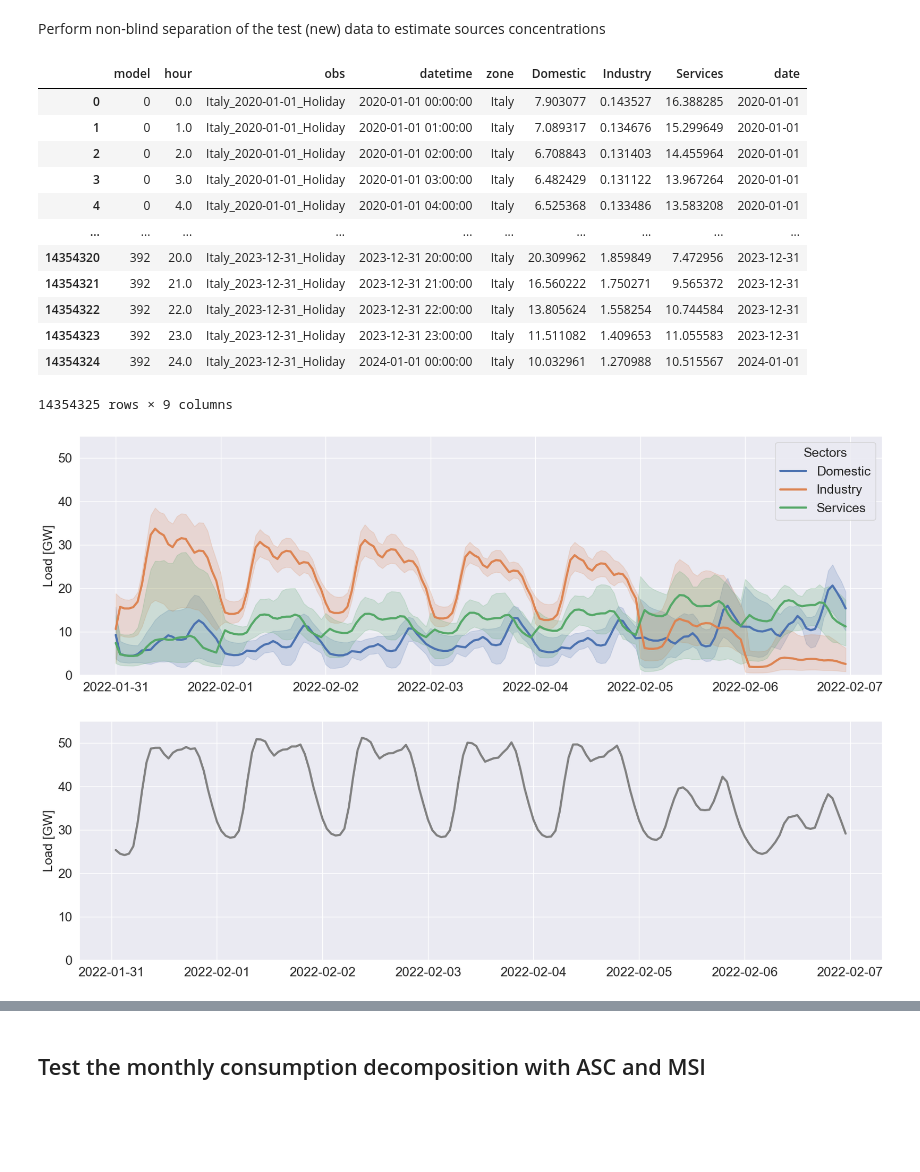
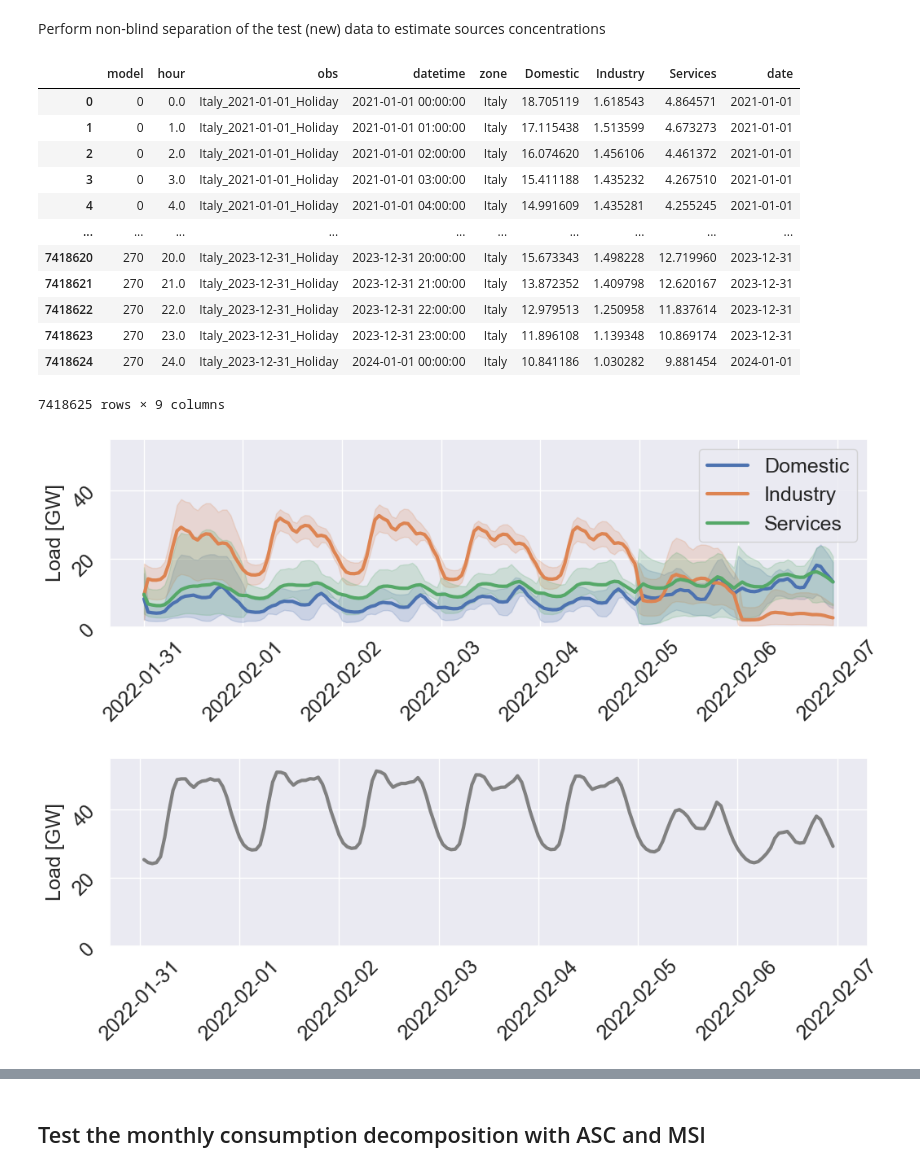
Before and after one commit to gkchln/load_bss, a Jupyter notebook: load_decomposition_analysis.ipynb, the cells around one changed output, grey strips where cells are left out. Drawn from its saved outputs; the diff is of its cells as text; code cells hidden in the pictures; blank space fills up the shorter version.

```diff
--- a/load_decomposition_analysis.ipynb
+++ b/load_decomposition_analysis.ipynb
@@ -25,12 +25,12 @@ pd.options.mode.chained_assignment = None
 ## Parameters
 # %%
 # arrays_path = f'data/3_output/nmf_results/batch_clean/clean_results_{n_comp}comp_{n_runs}runs.npz'
-train_load_path = 'data/daily_curves_2020_to_2022.csv'
+train_load_path = 'data/daily_curves.csv'
 test_load_path = 'data/daily_curves_2023.csv'
-train_results_path = "data/lcnmf_ens_opt_2020_to_2022.npz"
+train_results_path = "data/lcnmf_ens.npz"
 models_path = train_results_path.replace('.npz', '.pkl')
 
-imser_file = 'data/1_input/indicators/IMSER2.xlsx'
+imser_file = 'data/1_input/indicators/IMSER.xlsx'
 imcei_file = 'data/1_input/indicators/IMCEI_mensile.xlsx'
 enel_files = [
     'data/1_input/indicators/Domestico 2020 e 2021.xlsx',
@@ -53,7 +53,7 @@ indicator = {
 # %% [markdown]
 ## Functions
 # %%
-def plot_monthly_cons(Y_pred, Y, sector, train_months, test_months, linewidth=3, figsize=(15, 6), ylim=(0, 16000), fontsize=18, legend_loc='upper left'):
+def plot_monthly_cons(Y_pred, Y, sector, train_months, test_months, linewidth=3, figsize=(12, 4), ylim=None, fontsize=18, legend_loc='lower left'):
     fig, ax = plt.subplots(figsize=figsize)
 
     sns.lineplot(
@@ -81,10 +81,13 @@ def plot_monthly_cons(Y_pred, Y, sector, train_months, test_months, linewidth=3,
     )
 
     # HOTFIX specific for year 2023
-    Y.loc[Y.index.year < 2023, sector].plot(color=colors[0], label='Target', ax=ax, linewidth=linewidth)
-    Y.loc[Y.index.year == 2023, sector].plot(color='lightblue', label='Target estimate', ax=ax, linewidth=linewidth)
+    Y.loc[:, sector].plot(color=colors[0], label='Target', ax=ax, linewidth=linewidth)
 
-    ax.set_ylim(ylim)
+    if ylim:
+        if isinstance(ylim, dict):
+            ax.set_ylim(**ylim)
+        else:
+            ax.set_ylim(ylim)
     ax.set_ylabel('Consumption [GWh]')
     ax.set_xlabel(None, fontsize=fontsize)
     ax.set_ylabel("Consumption [GWh]", fontsize=fontsize)
@@ -171,10 +174,12 @@ def plot_decomposed_load(load_df, period, time_column, y_label, ylim, figsize=(2
 
     ax.set_xlabel(None, fontsize=fontsize)  # X-axis label fontsize
     ax.set_ylabel(y_label, fontsize=fontsize)  # Y-axis label fontsize
-    ax.tick_params(axis='both', which='major', labelsize=fontsize)  # X and Y ticks fontsize
+    ax.tick_params(axis='both', which='major', labelsize=fontsize,
+                   rotation=45
+                   )  # X and Y ticks fontsize
 
     # Add the legend
-    ax.legend(title='Sectors', fontsize=fontsize, title_fontsize=fontsize)
+    ax.legend(title=None, fontsize=fontsize, title_fontsize=fontsize)
     plt.show()
 
 
@@ -195,7 +200,9 @@ def plot_aggregated_load(load_df, period, time_column, y_label, ylim, figsize=(2
     plt.ylim(ylim)
     ax.set_xlabel(None, fontsize=fontsize)  # X-axis label fontsize
     ax.set_ylabel(y_label, fontsize=fontsize)  # Y-axis label fontsize
-    ax.tick_params(axis='both', which='major', labelsize=fontsize)  # X and Y ticks fontsize
+    ax.tick_params(axis='both', which='major', labelsize=fontsize,
+                   rotation=45
+                )  # X and Y ticks fontsize
     plt.show()
 # %% [markdown]
 # Main
@@ -259,30 +266,31 @@ decomposed_load['Industry'] = decomposed_load['$S_3$']
 decomposed_load['Services'] = decomposed_load['$S_4$'] + decomposed_load['$S_5$']
 decomposed_load.drop(columns=[f'$S_{k+1}$' for k in range(K)], inplace=True)
 decomposed_load['date'] = decomposed_load['datetime'].dt.date
+decomposed_load['datetime'] = pd.to_datetime(decomposed_load['datetime'])
 decomposed_load
 # %% [output]
 |  | model | hour | obs | datetime | zone | Domestic | Industry | Services | date |
-| 0 | 0 | 0.0 | Italy_2020-01-01_Holiday | 2020-01-01 00:00:00 | Italy | 7.903077 | 0.143527 | 16.388285 | 2020-01-01 |
-| 1 | 0 | 1.0 | Italy_2020-01-01_Holiday | 2020-01-01 01:00:00 | Italy | 7.089317 | 0.134676 | 15.299649 | 2020-01-01 |
-| 2 | 0 | 2.0 | Italy_2020-01-01_Holiday | 2020-01-01 02:00:00 | Italy | 6.708843 | 0.131403 | 14.455964 | 2020-01-01 |
-| 3 | 0 | 3.0 | Italy_2020-01-01_Holiday | 2020-01-01 03:00:00 | Italy | 6.482429 | 0.131122 | 13.967264 | 2020-01-01 |
-| 4 | 0 | 4.0 | Italy_2020-01-01_Holiday | 2020-01-01 04:00:00 | Italy | 6.525368 | 0.133486 | 13.583208 | 2020-01-01 |
+| 0 | 0 | 0.0 | Italy_2021-01-01_Holiday | 2021-01-01 00:00:00 | Italy | 18.705119 | 1.618543 | 4.864571 | 2021-01-01 |
+| 1 | 0 | 1.0 | Italy_2021-01-01_Holiday | 2021-01-01 01:00:00 | Italy | 17.115438 | 1.513599 | 4.673273 | 2021-01-01 |
+| 2 | 0 | 2.0 | Italy_2021-01-01_Holiday | 2021-01-01 02:00:00 | Italy | 16.074620 | 1.456106 | 4.461372 | 2021-01-01 |
+| 3 | 0 | 3.0 | Italy_2021-01-01_Holiday | 2021-01-01 03:00:00 | Italy | 15.411188 | 1.435232 | 4.267510 | 2021-01-01 |
+| 4 | 0 | 4.0 | Italy_2021-01-01_Holiday | 2021-01-01 04:00:00 | Italy | 14.991609 | 1.435281 | 4.255245 | 2021-01-01 |
 | ... | ... | ... | ... | ... | ... | ... | ... | ... | ... |
-| 14354320 | 392 | 20.0 | Italy_2023-12-31_Holiday | 2023-12-31 20:00:00 | Italy | 20.309962 | 1.859849 | 7.472956 | 2023-12-31 |
-| 14354321 | 392 | 21.0 | Italy_2023-12-31_Holiday | 2023-12-31 21:00:00 | Italy | 16.560222 | 1.750271 | 9.565372 | 2023-12-31 |
-| 14354322 | 392 | 22.0 | Italy_2023-12-31_Holiday | 2023-12-31 22:00:00 | Italy | 13.805624 | 1.558254 | 10.744584 | 2023-12-31 |
-| 14354323 | 392 | 23.0 | Italy_2023-12-31_Holiday | 2023-12-31 23:00:00 | Italy | 11.511082 | 1.409653 | 11.055583 | 2023-12-31 |
-| 14354324 | 392 | 24.0 | Italy_2023-12-31_Holiday | 2024-01-01 00:00:00 | Italy | 10.032961 | 1.270988 | 10.515567 | 2024-01-01 |
+| 7418620 | 270 | 20.0 | Italy_2023-12-31_Holiday | 2023-12-31 20:00:00 | Italy | 15.673343 | 1.498228 | 12.719960 | 2023-12-31 |
+| 7418621 | 270 | 21.0 | Italy_2023-12-31_Holiday | 2023-12-31 21:00:00 | Italy | 13.872352 | 1.409798 | 12.620167 | 2023-12-31 |
+| 7418622 | 270 | 22.0 | Italy_2023-12-31_Holiday | 2023-12-31 22:00:00 | Italy | 12.979513 | 1.250958 | 11.837614 | 2023-12-31 |
+| 7418623 | 270 | 23.0 | Italy_2023-12-31_Holiday | 2023-12-31 23:00:00 | Italy | 11.896108 | 1.139348 | 10.869174 | 2023-12-31 |
+| 7418624 | 270 | 24.0 | Italy_2023-12-31_Holiday | 2024-01-01 00:00:00 | Italy | 10.841186 | 1.030282 | 9.881454 | 2024-01-01 |
-14354325 rows × 9 columns
+7418625 rows × 9 columns
 # %%
 period = ["2022-01-31 00:00:00", "2022-02-06 23:59:00"]
-plot_decomposed_load(decomposed_load, period, time_column='datetime', y_label="Load [GW]", ylim=(0, 55))
+plot_decomposed_load(decomposed_load, period, time_column='datetime', y_label="Load [GW]", ylim=(0, 55), fontsize=18, figsize=(12,3))
 # %% [output]
-[figure, old version]
+[figure, new version]
 # %%
-plot_aggregated_load(decomposed_load, period, time_column='datetime', y_label="Load [GW]", ylim=(0, 55))
+plot_aggregated_load(decomposed_load, period, time_column='datetime', y_label="Load [GW]", ylim=(0, 55), figsize=(12,3))
 # %% [output]
-[figure, old version]
+[figure, new version]
 # %%
 day_df = decompose_daily_consumption(C_ens, E)
 day_df['Domestic'] = day_df['$S_1$'] + day_df['$S_2$']
```
Also changed, not shown: parts of 17 cells of this notebook, 3 other files.
